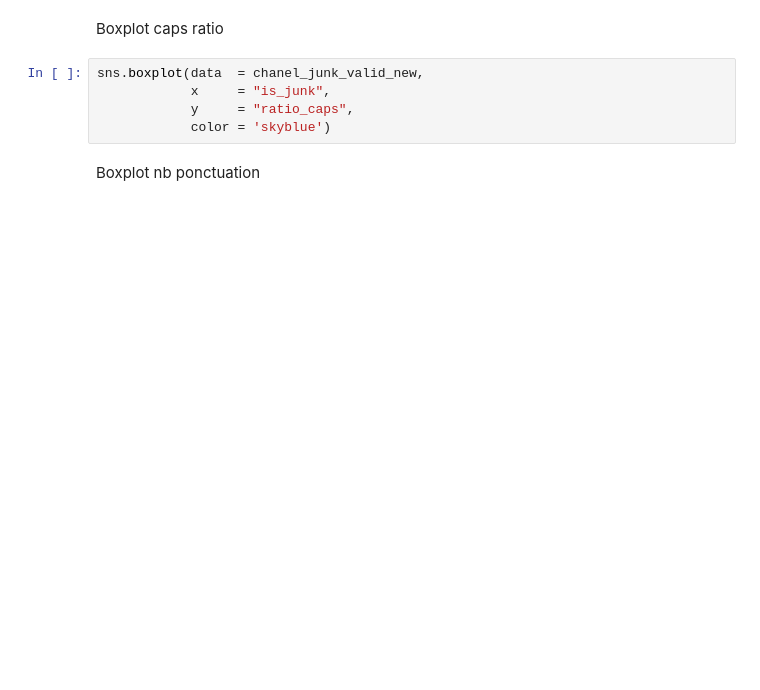
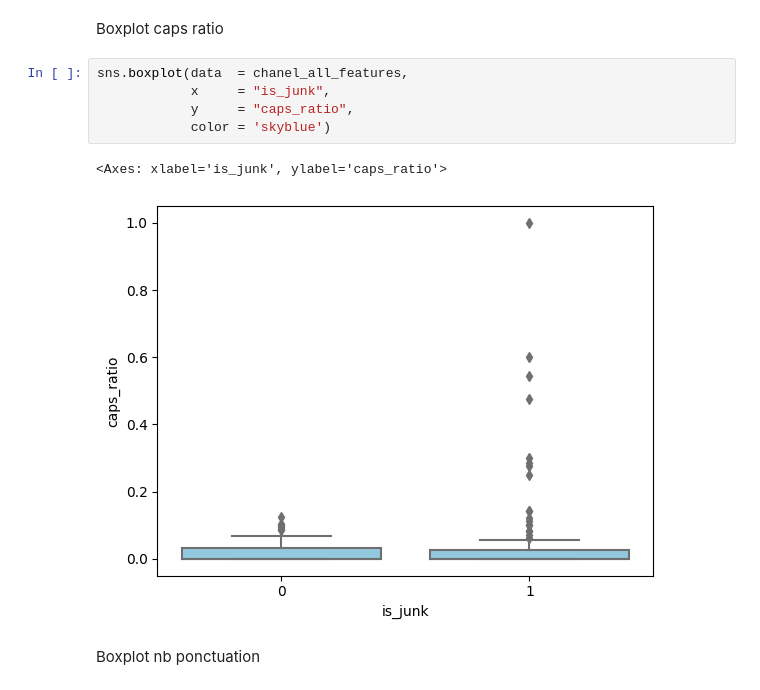
Before and after one commit to atekiouk/Sujet_2, a Jupyter notebook: Notebooks/Junk_post_detection.ipynb, the cells around one changed output. Saved outputs shown, nothing was run; the diff lists cells and outputs as text; blank space fills up the shorter version.

```diff
--- a/Notebooks/Junk_post_detection.ipynb
+++ b/Notebooks/Junk_post_detection.ipynb
@@ -451,10 +566,13 @@ sns.boxplot(data=chanel_junk_valid_new, x="is_junk", y="ratio_word",color= 'skyb
 # %% [markdown]
 Boxplot caps ratio
 # %%
-sns.boxplot(data  = chanel_junk_valid_new,
+sns.boxplot(data  = chanel_all_features,
             x     = "is_junk",
-            y     = "ratio_caps",
+            y     = "caps_ratio",
             color = 'skyblue')
+# %% [output]
+<Axes: xlabel='is_junk', ylabel='caps_ratio'>
+[figure, added]
 # %% [markdown]
 Boxplot nb ponctuation
 # %%
```
Also changed, not shown: parts of 41 cells of this notebook, 1 other file.
